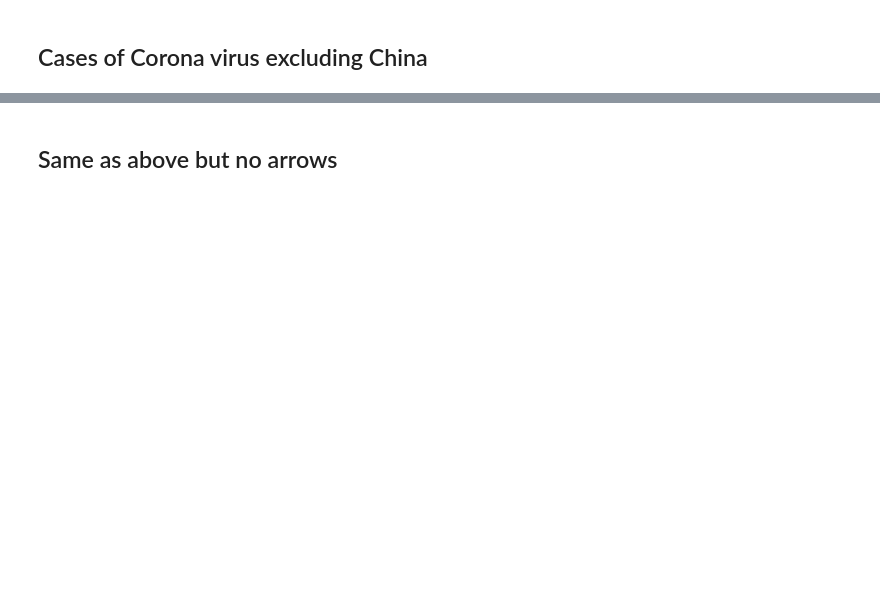
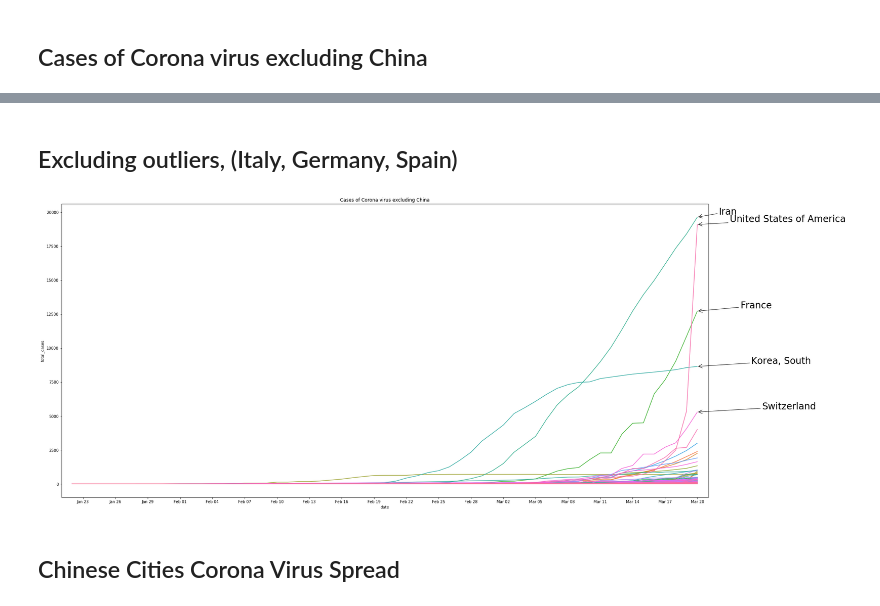
Before and after one commit to MohammedAlawami/corona-data-challenge, a Jupyter notebook: coronavirus_analysis.ipynb, the cells around one changed output, grey strips where cells are left out. Cells and saved outputs as stored; diff of their text form; code cells hidden in the pictures; blank space fills up the shorter version.

```diff
--- a/coronavirus_analysis.ipynb
+++ b/coronavirus_analysis.ipynb
@@ -88,2 +123,29 @@ for i in range(4):
-# %% [markdown]
-## Same as above  but no arrows
+# %% [markdown]
+## Excluding outliers, (Italy, Germany, Spain)
+# %%
+no_outliers = no_china_dataset[~ no_china_dataset['location'].isin(['Italy', 'Spain', 'Germany']) ]
+
+
+highest_no_outliers = no_outliers.nlargest(6, ['date', 'total_cases']).reset_index()
+
+plt.figure(figsize = (30, 14))
+
+ax = sns.lineplot(x="date", y="total_cases", hue="location", legend=False,  data=no_outliers)
+
+ax.xaxis_date()
+ax.xaxis.set_major_locator(mdates.DayLocator(interval=3))
+ax.xaxis.set_major_formatter(DateFormatter('%b %d'))
+
+ax.set_xlim([no_outliers.date.min() - datetime.timedelta(days=1), no_outliers.date.max() + datetime.timedelta(days=1)])
+plt.title('Cases of Corona virus excluding China')
+
+for i in range(5):
+    ax.annotate(highest_no_outliers.iloc[i].location,
+                xy=(no_outliers.date.max(), highest_no_outliers.iloc[i].total_cases), fontsize=24,
+                xytext=(no_outliers.date.max() + datetime.timedelta(days=(2 + i)),
+                        highest_no_outliers.iloc[i].total_cases + (200)),
+                arrowprops=dict(facecolor='black', arrowstyle="->"));
+# %% [output]
+[figure, added]
+# %% [markdown]
+## Chinese Cities Corona Virus Spread
```
Also changed, not shown: parts of 82 cells of this notebook, 10 other files.
